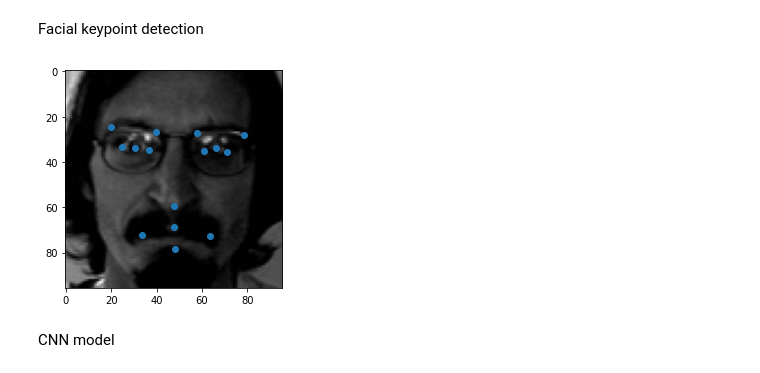
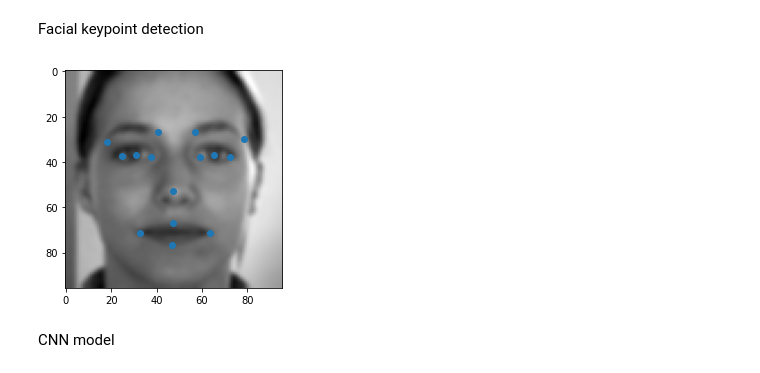
Before and after one commit to eltonsst/VCS, a Jupyter notebook: models/WestGateInceptionNetwork.ipynb, the cells around one changed output. Drawn from its saved outputs; the diff is of its cells as text; code cells hidden in the pictures.

```diff
--- a/models/WestGateInceptionNetwork.ipynb
+++ b/models/WestGateInceptionNetwork.ipynb
@@ -162,9 +162,9 @@ np.random.shuffle(training_dataset)
 X = training_dataset[:, :9216].reshape(6420, 96, 96, 1)
 y = training_dataset[:, 9216:]
 # %%
-show_image(X, y, 954)
+show_image(X, y, 57)
 # %% [output]
-[figure, old version]
+[figure, new version]
 # %% [markdown]
 CNN model
 # %%
```
Also changed, not shown: parts of 7 cells of this notebook, 2 other files.
